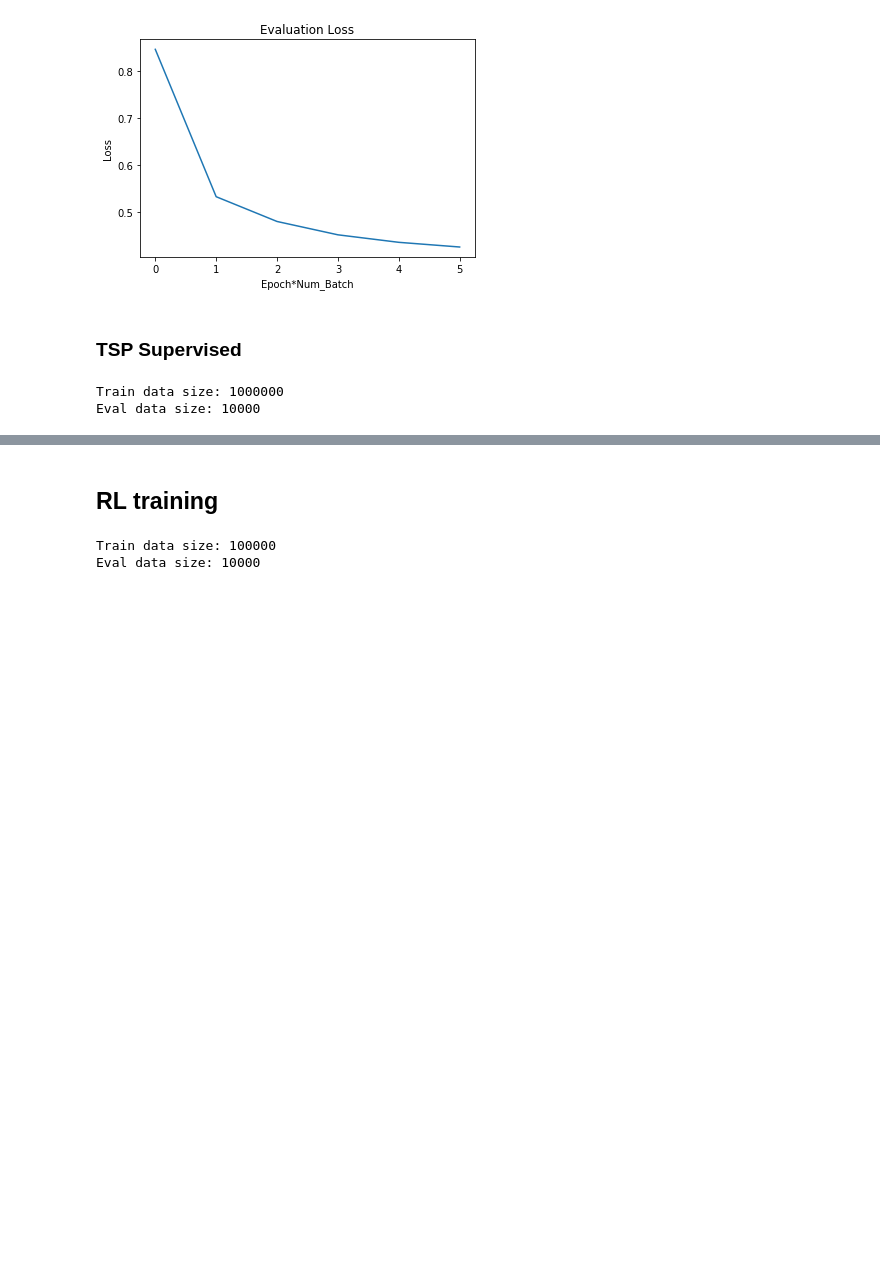
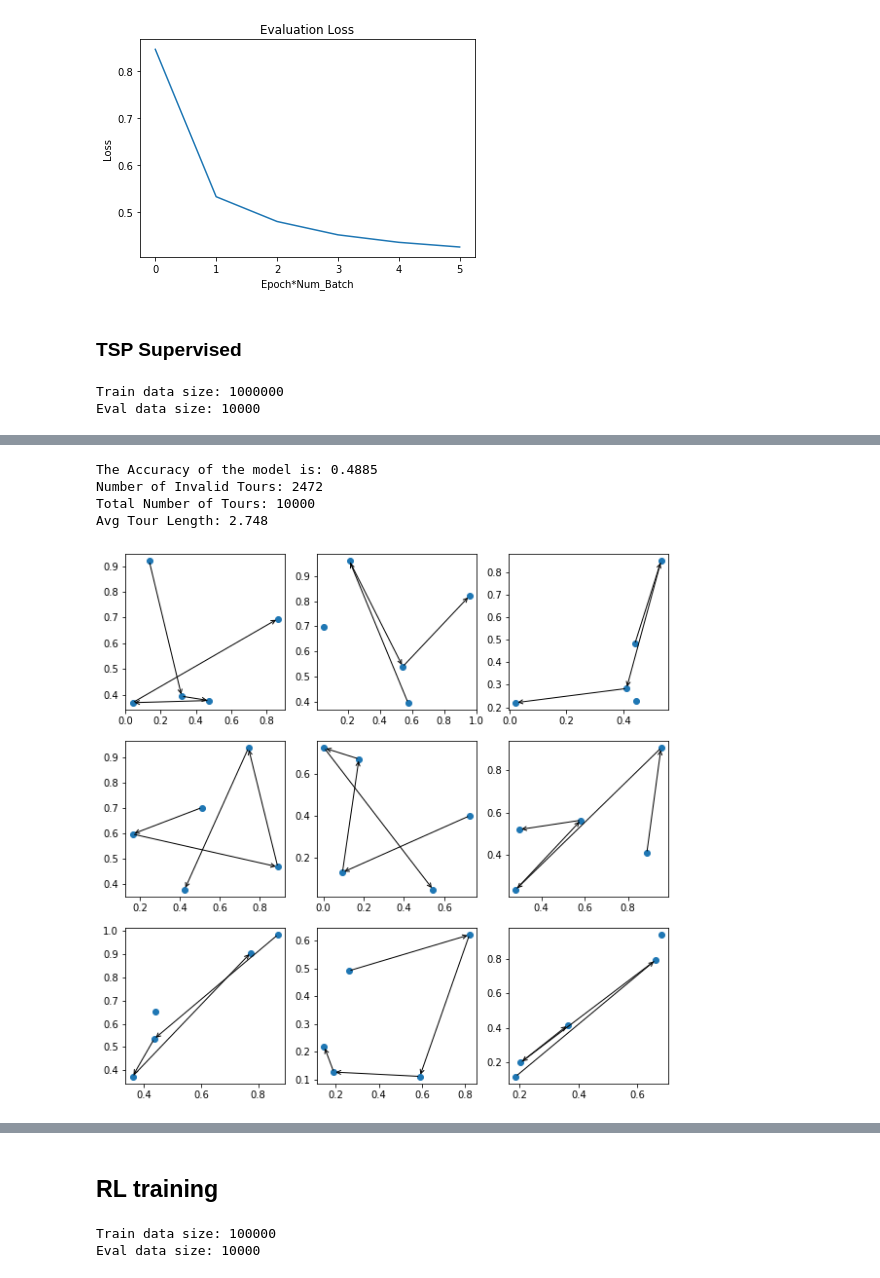
Before and after one commit to JoseVillagranE/Pointer-Networks, a Jupyter notebook: Experiments.ipynb, the cells around one changed output, grey strips where cells are left out. Saved outputs shown, nothing was run; the diff lists cells and outputs as text; code cells hidden in the pictures; blank space fills up the shorter version.

```diff
--- a/Experiments.ipynb
+++ b/Experiments.ipynb
@@ -89,20 +112,22 @@ PlotLossCurve(EvalLoss, "Evaluation Loss", shape=(10, 10))
 seq_len = 5
 num_layers = 1
 encoder_input_size = 2
-rnn_hidden_size = 64
+rnn_hidden_size = 32
 save_model_name = "PointerModel_Sup_5_th.pt"
-batch_size = 1000
-bidirectional = False
+batch_size = 128
+bidirectional = True
 rnn_type = "LSTM"
 embedding_dim = encoder_input_size # Supervised learning not working w/ embeddings
 attn_type = "Sup"
 C = None
 training_type = "Sup"
-nepoch = 100
+nepoch = 20
 lr = 1e-2
+Teaching_Forcing = 0.0
+freqEval = 2
 # %%
-train_filename="./CH_TSP_data/tsp5.txt"
-val_filename = "./CH_TSP_data/tsp5_test.txt"
+train_filename="../drive/My Drive/CH_TSP_data/tsp5.txt"
+val_filename = "../drive/My Drive/CH_TSP_data/tsp5_test.txt"
 cudaAvailable = torch.cuda.is_available()
 
 train_ds = TSPDataset(train_filename, seq_len, training_type, lineCountLimit=-1)
@@ -123,2 +179,9 @@ TrainingLoss, EvalLoss, Valid_Tours, Valid_Tours_Eval = training(model, train_ds
 # %%
-eval_model(model, eval_ds, cudaAvailable, n_plt_tours=7, n_cols=3)
+from TSP import eval_model
+eval_model(model, eval_ds, cudaAvailable, n_plt_tours=9, n_cols=3)
+# %% [output]
+The Accuracy of the model is: 0.4885
+Number of Invalid Tours: 2472
+Total Number of Tours: 10000
+Avg Tour Length: 2.748
+[figure, added]
```
Also changed, not shown: parts of 7 cells of this notebook, 2 other files.
